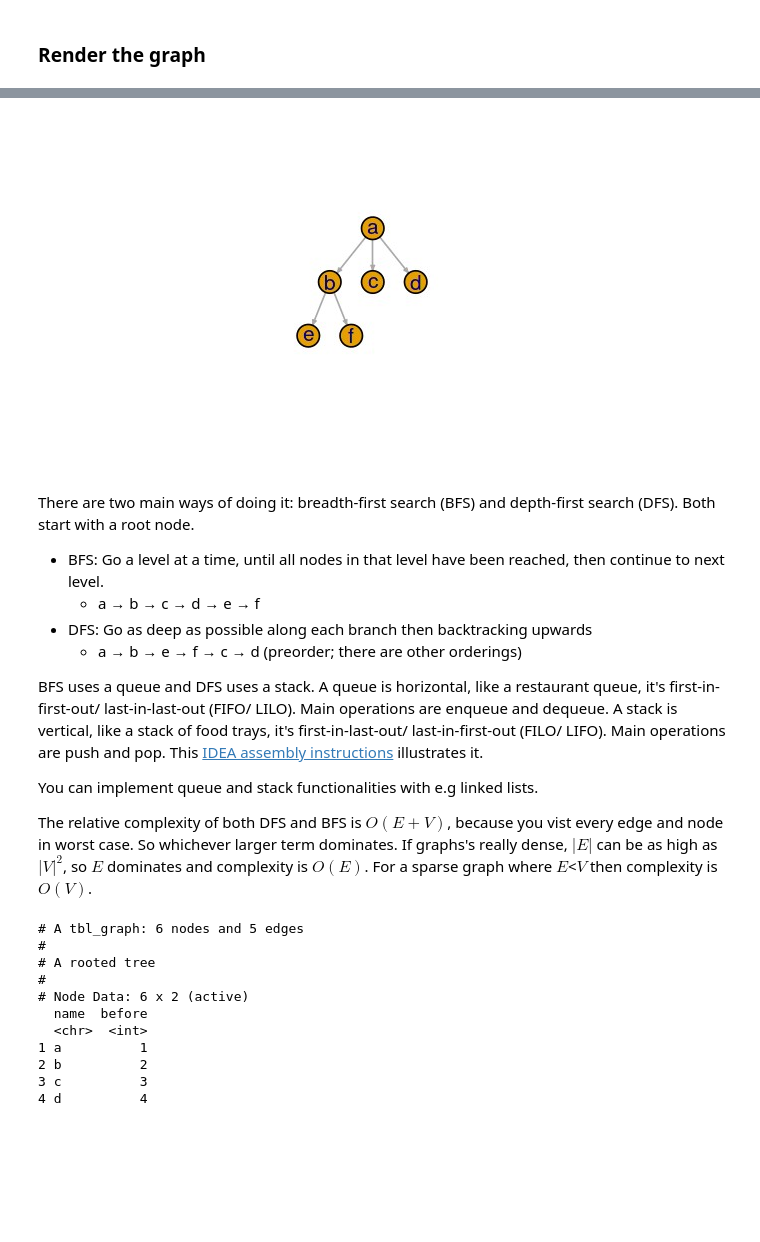
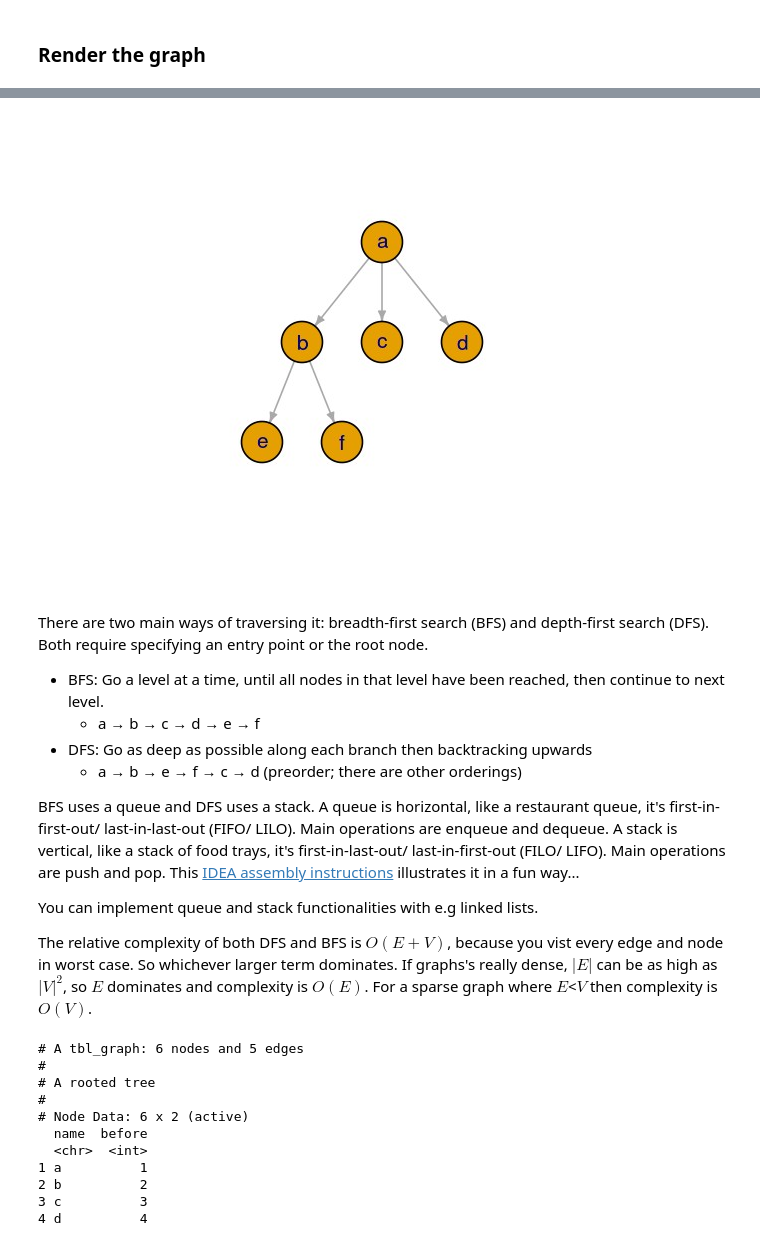
Before and after one commit to KMNitesh/parlpublic, a Jupyter notebook: igraph.ipynb, the cells around one changed output, grey strips where cells are left out. Saved outputs shown, nothing was run; the diff lists cells and outputs as text; code cells hidden in the pictures; blank space fills up the shorter version.

```diff
--- a/igraph.ipynb
+++ b/igraph.ipynb
@@ -117,17 +123,17 @@ Here's the exciting part -- graph traversal. Let's make an example graph.
 # %%
-options(repr.plot.width=5, repr.plot.height=3)
+options(repr.plot.width=5, repr.plot.height=4)
 example <- create_tree(6, children=3) %>% mutate(name = letters[1:6])
 example %>% plot(layout=layout.reingold.tilford,vertex.label.cex=1, vertex.size=40)
 # %% [output]
-[figure, old version]
+[figure, new version]
 # %% [markdown]
-There are two main ways of doing it: breadth-first search (BFS) and depth-first search (DFS). Both start with a root node.
+There are two main ways of traversing it: breadth-first search (BFS) and depth-first search (DFS). Both require specifying an entry point or the root node.
 * BFS: Go a level at a time, until all nodes in that level have been reached, then continue to next level.
     * a &rarr; b &rarr; c &rarr; d &rarr; e &rarr; f
 * DFS: Go as deep as possible along each branch then backtracking upwards
     * a &rarr; b &rarr; e &rarr; f &rarr; c &rarr; d (preorder; there are other orderings)
 
-BFS uses a queue and DFS uses a stack. A queue is horizontal, like a restaurant queue, it's first-in-first-out/ last-in-last-out (FIFO/ LILO). Main operations are enqueue and dequeue. A stack is vertical, like a stack of food trays, it's first-in-last-out/ last-in-first-out (FILO/ LIFO). Main operations are push and pop. This [IDEA assembly instructions](https://idea-instructions.com/graph-scan/) illustrates it.
+BFS uses a queue and DFS uses a stack. A queue is horizontal, like a restaurant queue, it's first-in-first-out/ last-in-last-out (FIFO/ LILO). Main operations are enqueue and dequeue. A stack is vertical, like a stack of food trays, it's first-in-last-out/ last-in-first-out (FILO/ LIFO). Main operations are push and pop. This [IDEA assembly instructions](https://idea-instructions.com/graph-scan/) illustrates it in a fun way...
 
 You can implement queue and stack functionalities with e.g linked lists.
 
```
Also changed, not shown: parts of 11 cells of this notebook.
